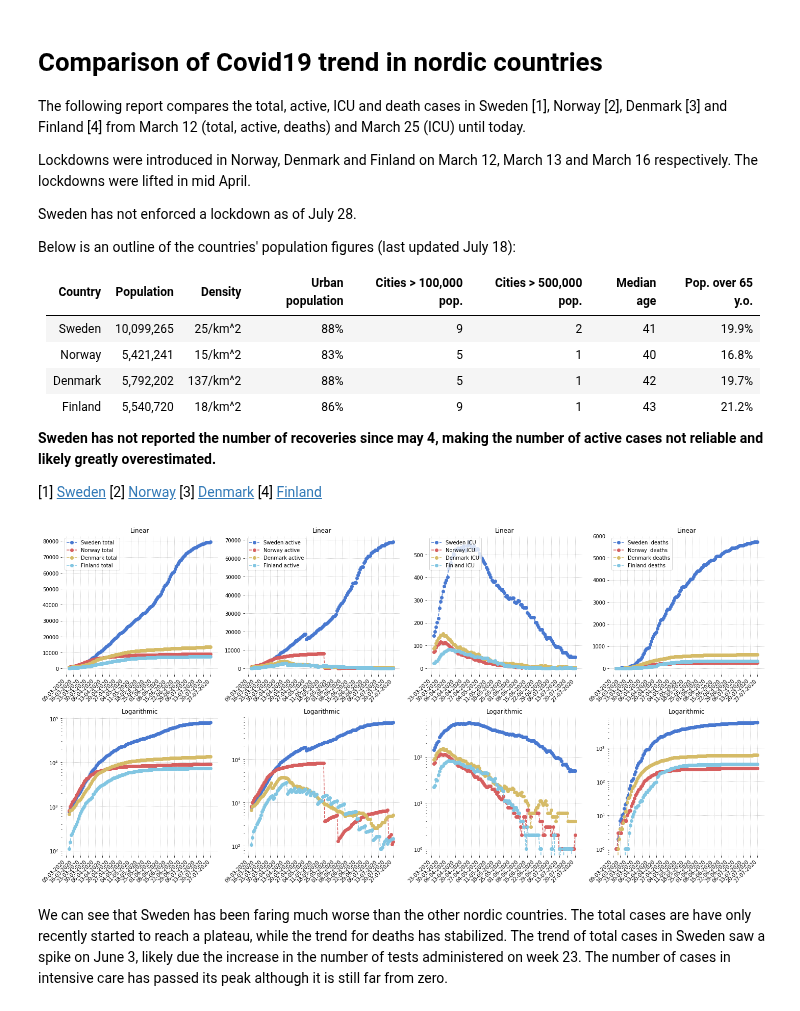
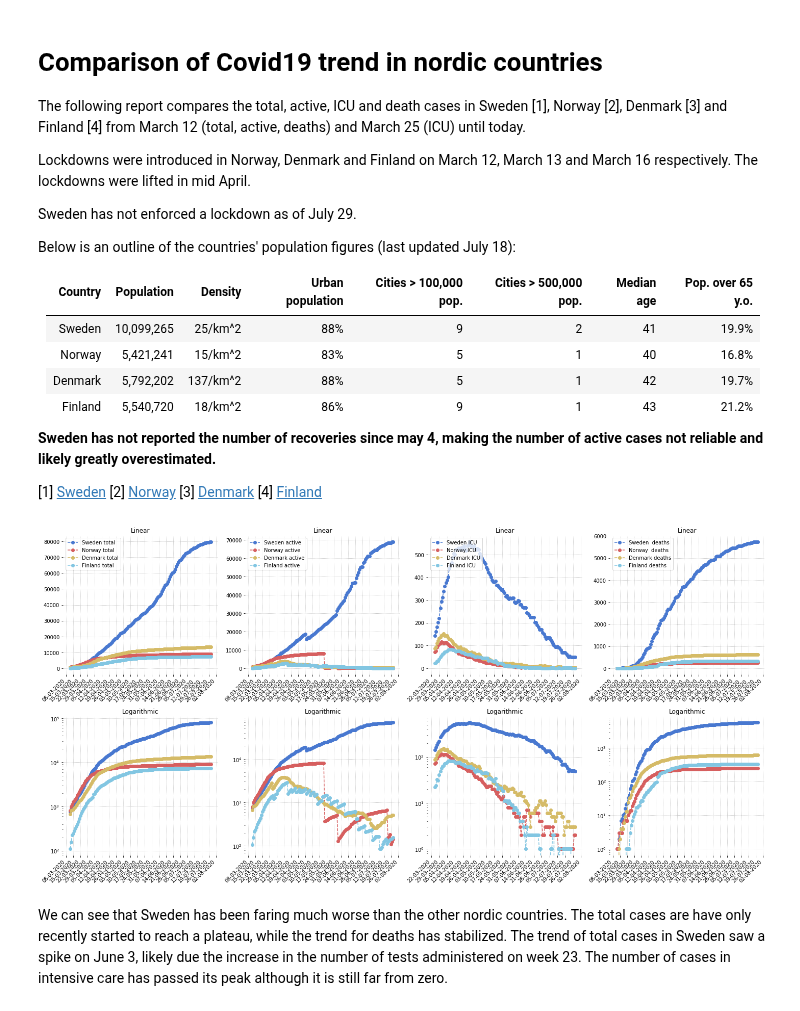
Before and after one commit to eera-l/Covid19-Sweden-Overview, a Jupyter notebook: c19-nordics.ipynb, the cells around one changed output. Cells and saved outputs as stored; diff of their text form; code cells hidden in the pictures.

```diff
--- a/c19-nordics.ipynb
+++ b/c19-nordics.ipynb
@@ -5,7 +5,7 @@ The following report compares the total, active, ICU and death cases in Sweden [
 
 Lockdowns were introduced in Norway, Denmark and Finland on March 12, March 13 and March 16 respectively. The lockdowns were lifted in mid April.
 
-Sweden has not enforced a lockdown as of July 28.
+Sweden has not enforced a lockdown as of July 29.
 
 Below is an outline of the countries' population figures (last updated July 18):
 
@@ -47,7 +47,7 @@ swe_act = np.array([685, 812, 958, 1036, 1113, 1187, 1276, 1412, 1607, 1734, 189
                     33499, 34297, 35185, 35608, 36396, 37105, 38668, 40042, 41158, 41804, 42503, 43400, 44753, 46311, 46311, 46611,
                     46611, 49196, 50854, 52204, 53892, 54961, 55209, 55209, 57439, 58229, 59551, 60331, 61174, 61174, 61307, 62820,
                     63052, 63586, 63964, 64484, 64484, 64484, 65376, 65672, 66100, 66475, 66829, 66907, 66907, 67641, 67770, 68059,
-                    68296, 68537, 68537, 68537, 68879])
+                    68296, 68537, 68537, 68537, 68879, 69012])
 
 nor_act = utils.load_norway_active()
 
@@ -61,23 +61,23 @@ swe_icu = np.array([142, 160, 182, 202, 219, 265, 293, 312, 339, 361, 376, 387,
                     466, 459, 443, 434, 422, 411, 401, 388, 381, 379, 383, 366, 366, 358, 352, 344, 347, 337, 331, 316, 320, 310,
                     305, 309, 307, 309, 308, 292, 287, 291, 298, 296, 280, 280, 268, 267, 267, 267, 245, 239, 232, 223, 223, 223,
                     223, 202, 201, 191, 182, 170, 170, 170, 157, 150, 139, 129, 135, 135, 135, 125, 118, 110, 100, 94, 94, 97, 92,
-                    89, 81, 68, 69, 68, 69, 62, 56, 49, 53, 50, 50, 50, 50])
+                    89, 81, 68, 69, 68, 69, 62, 56, 49, 53, 50, 50, 50, 50, 49])
 
 nor_icu = np.array([72, 75, 91, 101, 104, 110, 117, 114, 110, 112, 114, 109, 105, 101, 95, 92, 89, 83, 79, 73, 71, 64, 64, 65, 61, 58,
                     58, 58, 54, 50, 53, 50, 49, 52, 44, 40, 37, 37, 37, 33, 33, 33, 30, 28, 26, 24, 22, 22, 23, 23, 23, 20, 20, 20, 18,
                     16, 17, 14, 13, 12, 12, 14, 11, 11, 10, 8, 8, 8, 8, 9, 6, 6, 5, 5, 5, 5, 3, 2, 4, 5, 5, 3, 7, 7, 6, 5, 6, 6, 6, 7,
-                    6, 6, 6, 4, 4, 4, 2, 2, 3, 3, 3, 3, 3, 2, 2, 3, 2, 2, 2, 2, 1, 1, 1, 1, 1, 1, 1, 1, 1, 1, 1, 1, 1, 1, 2])
+                    6, 6, 6, 4, 4, 4, 2, 2, 3, 3, 3, 3, 3, 2, 2, 3, 2, 2, 2, 2, 1, 1, 1, 1, 1, 1, 1, 1, 1, 1, 1, 1, 1, 1, 2, 2])
 
 dan_icu = np.array([87, 94, 109, 121, 131, 137, 145, 146, 153, 143, 142, 144, 133, 127, 127, 120, 113, 106, 104, 100, 93, 89, 92, 93, 87,
                     84, 84, 81, 80, 74, 69, 70, 70, 72, 66, 66, 62, 61, 60, 62, 57, 49, 46, 43, 42, 39, 40, 43, 43, 37, 35, 32, 28, 27,
                     26, 25, 25, 23, 23, 19, 21, 20, 23, 22, 20, 18, 20, 20, 20, 21, 20, 17, 17, 15, 15, 16, 15, 17, 14, 14, 11, 11, 10,
-                    9, 6, 3, 6, 6, 6, 7, 8, 8, 9, 11, 11, 10, 9, 10, 11, 9, 6, 6, 6, 7, 5, 5, 5, 4, 5, 6, 6, 6, 6, 6, 6, 6, 6, 6, 4, 4,
-                    4, 4, 4, 4, 4])
+                    9, 6, 3, 6, 6, 6, 7, 8, 8, 9, 11, 11, 10, 9, 10, 11, 9, 6, 6, 6, 7, 5, 5, 5, 4, 5, 6, 6, 6, 6, 5, 5, 2, 3, 3, 4, 4,
+                    3, 3, 3, 3, 3, 3])
 
 fin_icu = np.array([22, 24, 32, 31, 41, 49, 56, 62, 65, 72, 73, 76, 81, 83, 82, 82, 81, 80, 77, 74, 75, 75, 76, 73, 70, 68, 67, 63, 63,
                     60, 61, 60, 62, 56, 56, 51, 48, 49, 52, 49, 49, 48, 44, 44, 45, 45, 45, 44, 34, 35, 33, 32, 30, 29, 34, 25, 20, 22,
                     21, 21, 19, 18, 11, 11, 11, 10, 11, 10, 9, 9, 7, 8, 8, 7, 6, 6, 4, 4, 4, 3, 2, 1, 3, 2, 2, 2, 2, 2, 2, 2, 2, 2, 2,
-                    1, 1, 0, 0, 0, 0, 0, 0, 0, 0, 1, 1, 2, 2, 0, 0, 0, 1, 1, 0, 0, 1, 1, 1, 1, 1, 1, 1, 1, 0, 0, 0])
+                    1, 1, 0, 0, 0, 0, 0, 0, 0, 0, 1, 1, 2, 2, 0, 0, 0, 1, 1, 0, 0, 1, 1, 1, 1, 1, 1, 1, 1, 0, 0, 0, 0])
 
 # From march 12th
 swe_d = utils.load_sweden_deaths(1)[:-1]
@@ -171,34 +171,34 @@ ax7.plot(days_12, dan_d, '--yo', label='Denmark deaths')
 ax7.plot(days_12, fin_d, '--co', label='Finland deaths')
 ax7.legend(loc="upper left")
 ax7.set_title('Linear')
 ax7.xaxis.set_major_formatter(mdates.DateFormatter('%d-%m-%Y'))
 ax7.xaxis.set_major_locator(mdates.DayLocator(interval=interval))
 ax7.axes.grid(linestyle='dotted')
 
 ax8 = fig.add_subplot(248)
 ax8.plot(days_12, swe_d, '--bo')
 ax8.plot(days_12, nor_d, '--ro')
 ax8.plot(days_12, dan_d, '--yo')
 ax8.plot(days_12, fin_d, '--co')
 ax8.set_title('Logarithmic')
 ax8.xaxis.set_major_formatter(mdates.DateFormatter('%d-%m-%Y'))
 ax8.xaxis.set_major_locator(mdates.DayLocator(interval=interval))
 ax8.set_yscale('log')
 ax8.axes.grid(linestyle='dotted')
 
 
 for ax in fig.axes:
   for label in ax.get_xticklabels():
     label.set_ha("right")
     label.set_rotation(45)
 sns.set_color_codes('muted')
 sns.despine(left = True, bottom = True)
 fig.set_figheight(10)
 fig.set_figwidth(20)
 plt.tight_layout()
 plt.show()
 # %% [output]
-[figure, old version]
+[figure, new version]
 # %% [markdown]
 We can see that Sweden has been faring much worse than the other nordic countries. The total cases are have only recently started to reach a plateau, while the trend for deaths has stabilized. The trend of total cases in Sweden saw a spike on June 3, likely due the increase in the number of tests administered on week 23. The number of cases in intensive care has passed its peak although it is still far from zero.
 # %% [markdown]
```
Also changed, not shown: parts of 3 cells of this notebook, 1 other file.
